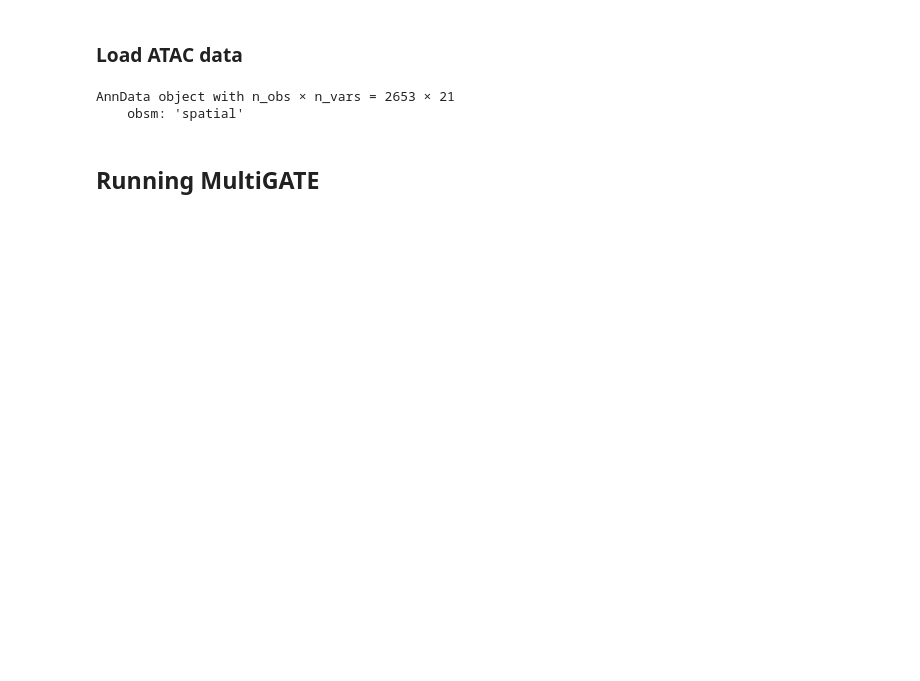
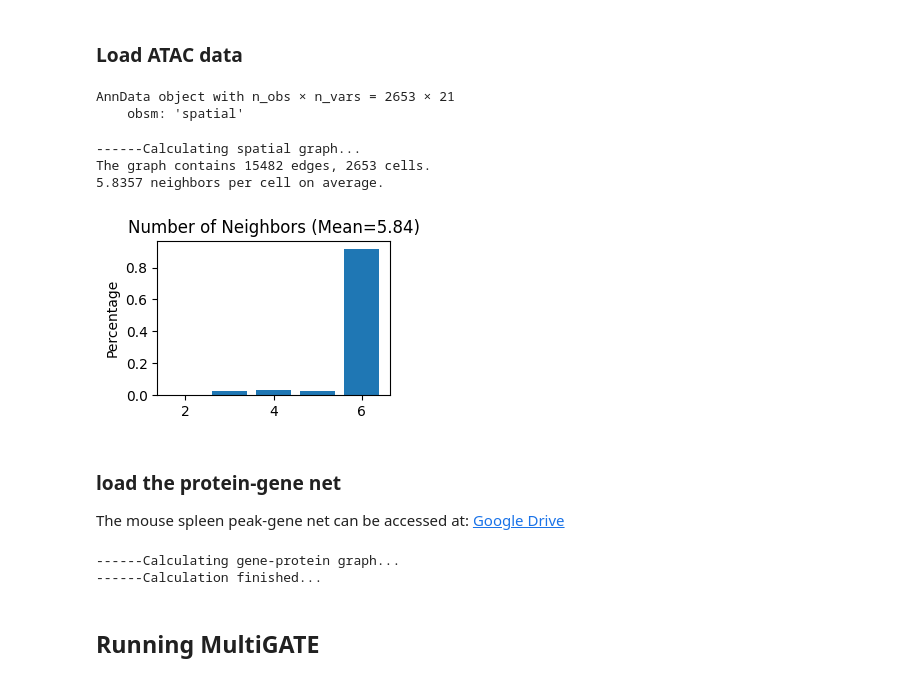
Before and after one commit to cuhklinlab/MultiGATE, a Jupyter notebook: docs/source/notebooks/spleen.ipynb, the cells around one changed output. Drawn from its saved outputs; the diff is of its cells as text; code cells hidden in the pictures; blank space fills up the shorter version.

```diff
--- a/docs/source/notebooks/spleen.ipynb
+++ b/docs/source/notebooks/spleen.ipynb
@@ -51,13 +61,41 @@ AnnData object with n_obs × n_vars = 2653 × 21
 # %%
 
 MultiGATE.Cal_Spatial_Net(adata2, rad_cutoff=40)
 MultiGATE.Stats_Spatial_Net(adata2)
 
 adata1 = adata1[:, adata1.var['highly_variable']]
 # keep all ADTs in adata2, therefore we do not select highly variable features here.
-
-MultiGATE.Cal_gene_protein_Net(adata1, adata2)
-adata1.uns['gene_peak_Net'] = adata2.uns['gene_peak_Net']
+# %% [output]
+------Calculating spatial graph...
+The graph contains 15482 edges, 2653 cells.
+5.8357 neighbors per cell on average.
+[figure, added]
+# %% [markdown]
+### load the protein-gene net
+The mouse spleen peak-gene net can be accessed at: [Google Drive](https://drive.google.com/drive/folders/1KdROJtA2Q774pXRjZTS4853ZhBD9NBZW?usp=sharing)
+# %%
+#
+peak_gene_net = pd.read_csv('/lustre/project/Stat/s1155202250/fastfolder/code/st/MultiGATE/Protein_gene/protein_gene_encode/enhanced_query_gene_connections.csv')
+peak_gene_net=peak_gene_net[['Gene','QueryName']]
+peak_gene_net.columns = ['Gene','Protein']
+adata1 = adata1[:, adata1.var['highly_variable']]
+# keep all ADTs in adata2, therefore we do not select highly variable features here.
+
+# Check if peak names exist in adata2
+valid_peaks = peak_gene_net['Protein'].isin(adata2.var_names)
+peak_gene_net = peak_gene_net[valid_peaks]
+
+# Check if gene names exist in adata1
+valid_genes = peak_gene_net['Gene'].isin(adata1.var_names)
+peak_gene_net = peak_gene_net[valid_genes]
+
+MultiGATE.Cal_gene_protein_Net(adata1, adata2)
+
+adata1.uns['gene_peak_Net'] = peak_gene_net
+adata2.uns['gene_peak_Net'] = peak_gene_net
+# %% [output]
+------Calculating gene-protein graph...
+------Calculation finished...
 # %% [markdown]
 ## Running MultiGATE
 # %%
```
Also changed, not shown: parts of 6 cells of this notebook, 4 other files.
